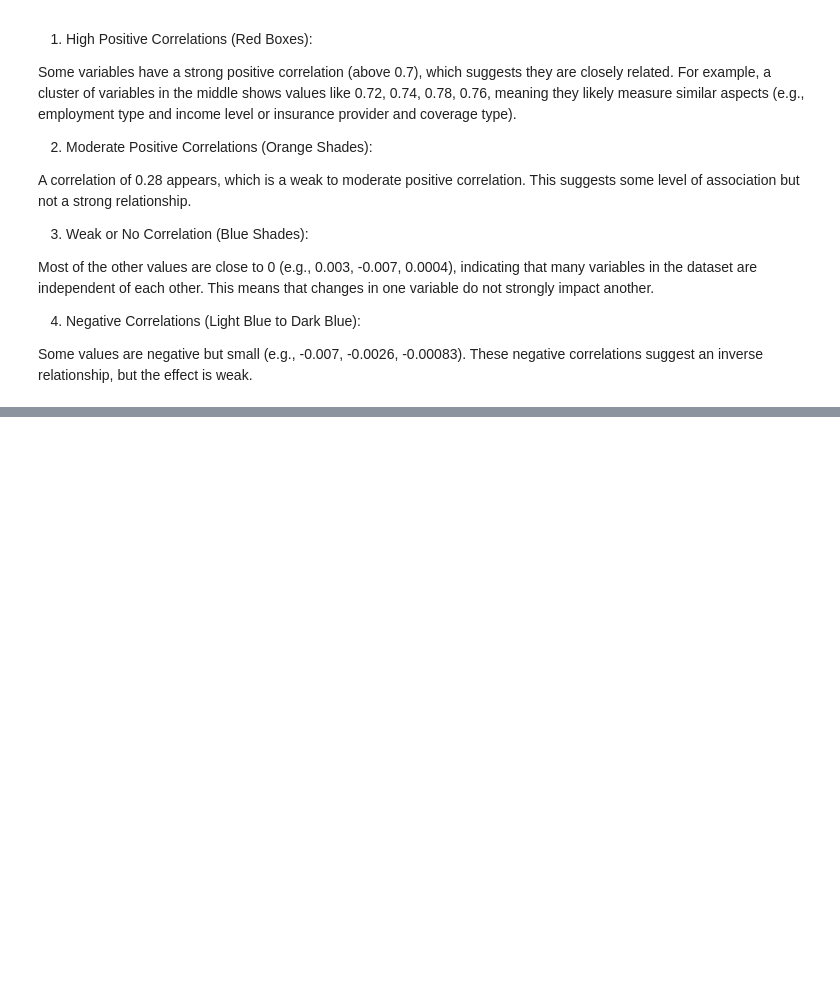
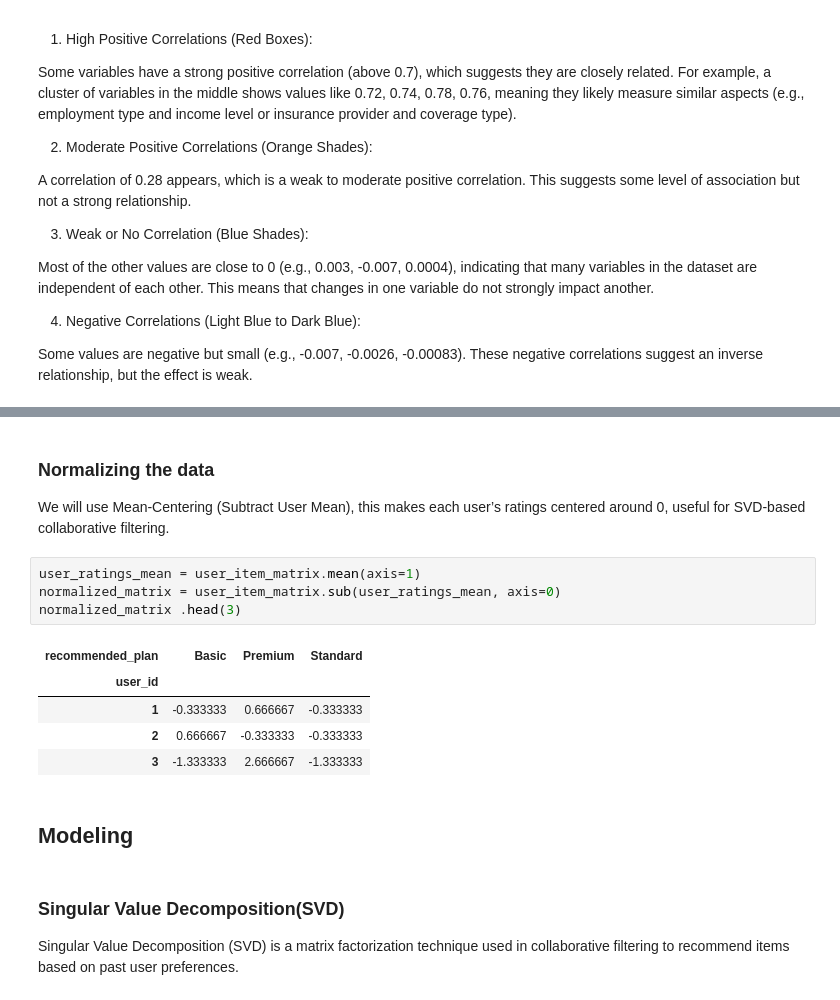
Before and after one commit to ruth-kitasi/Health-Insurance-Recommender-System, a Jupyter notebook: Notebooks/Agatha.ipynb, the cells around one changed output, grey strips where cells are left out. Cells and saved outputs as stored; diff of their text form; blank space fills up the shorter version.

Commit message:
data preprocessing and modeling

```diff
--- a/Notebooks/Agatha.ipynb
+++ b/Notebooks/Agatha.ipynb
@@ -412,0 +505,20 @@ These negative correlations suggest an inverse relationship, but the effect is w
+# %% [markdown]
+### Normalizing the data
+
+We will use Mean-Centering (Subtract User Mean), this makes each user’s ratings centered around 0, useful for SVD-based collaborative filtering.
+# %%
+user_ratings_mean = user_item_matrix.mean(axis=1)
+normalized_matrix = user_item_matrix.sub(user_ratings_mean, axis=0)
+normalized_matrix .head(3)
+# %% [output]
+| recommended_plan | Basic | Premium | Standard |
+| user_id |  |  |  |
+| 1 | -0.333333 | 0.666667 | -0.333333 |
+| 2 | 0.666667 | -0.333333 | -0.333333 |
+| 3 | -1.333333 | 2.666667 | -1.333333 |
+# %% [markdown]
+## Modeling
+# %% [markdown]
+### Singular Value Decomposition(SVD)
+
+Singular Value Decomposition (SVD) is a matrix factorization technique used in collaborative filtering to recommend items based on past user preferences.
```
Also changed, not shown: parts of 44 cells of this notebook.
